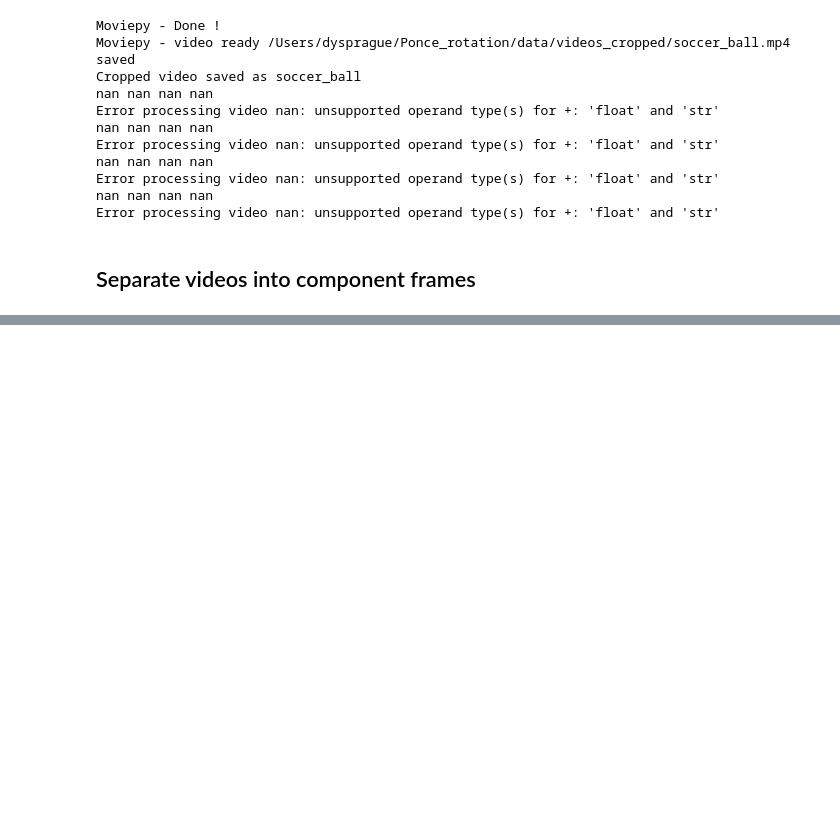
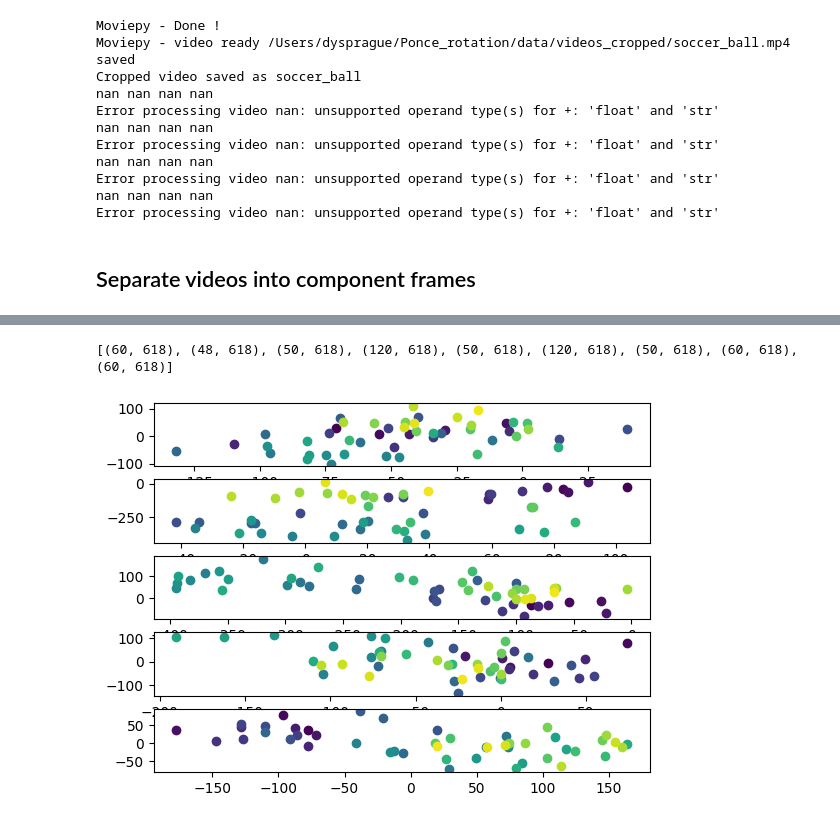
Before and after one commit to dysprague/Ponce_rotation, a Jupyter notebook: process_videos.ipynb, the cells around one changed output, grey strips where cells are left out. Drawn from its saved outputs; the diff is of its cells as text; code cells hidden in the pictures; blank space fills up the shorter version.

```diff
--- a/process_videos.ipynb
+++ b/process_videos.ipynb
@@ -177,0 +271,47 @@ for file in os.listdir(os.path.join(data_dir, 'videos_trimmed')):
+# %%
+fig = plt.figure()
+
+for key, value in videos_data.items():
+    diff = [np.linalg.norm(value[i,:]-value[0,:]) for i in range(value.shape[0])]
+
+    plt.plot(np.linspace(0,2,len(diff)),diff, label=key)
+
+plt.legend()
+plt.xlabel('time (seconds)')
+plt.ylabel('distance from original frame in encoded space')
+plt.show()
+# %%
+pca = PCA()
+
+pca = pca.fit(total_samples)
+# %%
+pca_code = {}
+
+for key, value in videos_data.items():
+
+    reduced = pca.transform(value)
+
+    pca_code[key] = reduced
+# %%
+print([value.shape for value in pca_code.values()])
+# %% [output]
+[(60, 618), (48, 618), (50, 618), (120, 618), (50, 618), (120, 618), (50, 618), (60, 618), (60, 618)]
+# %%
+fig, axs = plt.subplots(5)
+
+code = pca_code['cats_jumping']
+
+n_points = code.shape[0]
+
+colors = cm.viridis(np.linspace(0,1,n_points))
+
+for j in range(n_points-1):
+    axs[0].scatter(code[j,0], code[j,1], color=colors[j])
+    axs[1].scatter(code[j,2], code[j,3], color=colors[j])
+    axs[2].scatter(code[j,4], code[j,5], color=colors[j])
+    axs[3].scatter(code[j,6], code[j,7], color=colors[j])
+    axs[4].scatter(code[j,8], code[j,9], color=colors[j])
+
+plt.show()
+# %% [output]
+[figure, added]
```
Also changed, not shown: parts of 14 cells of this notebook, 11 other files.
